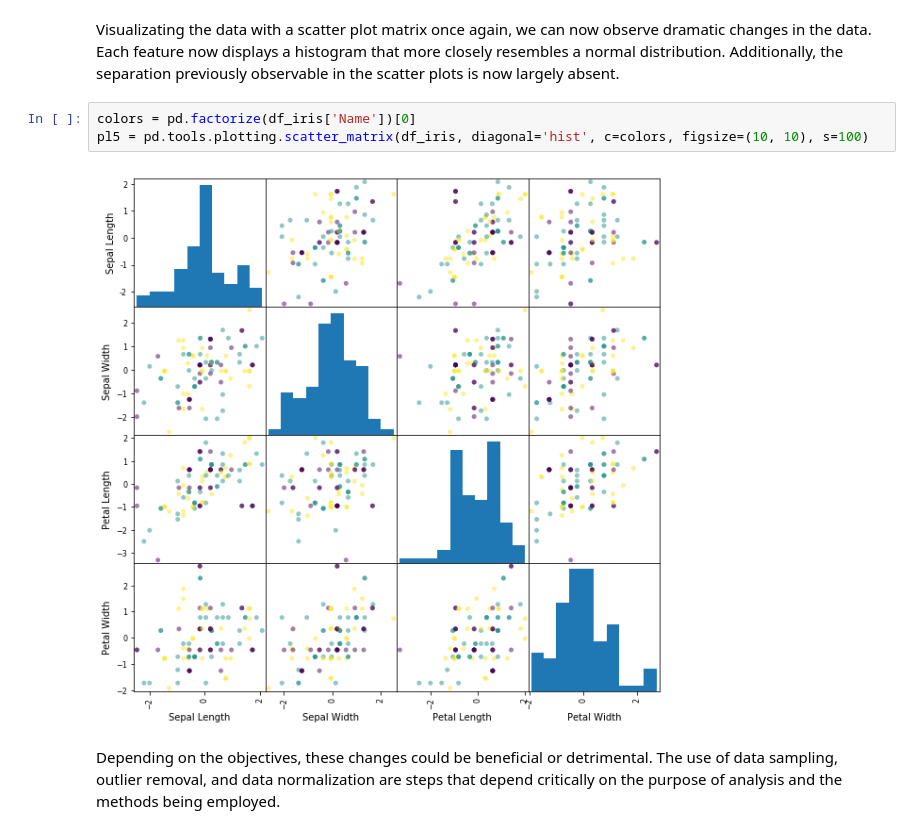
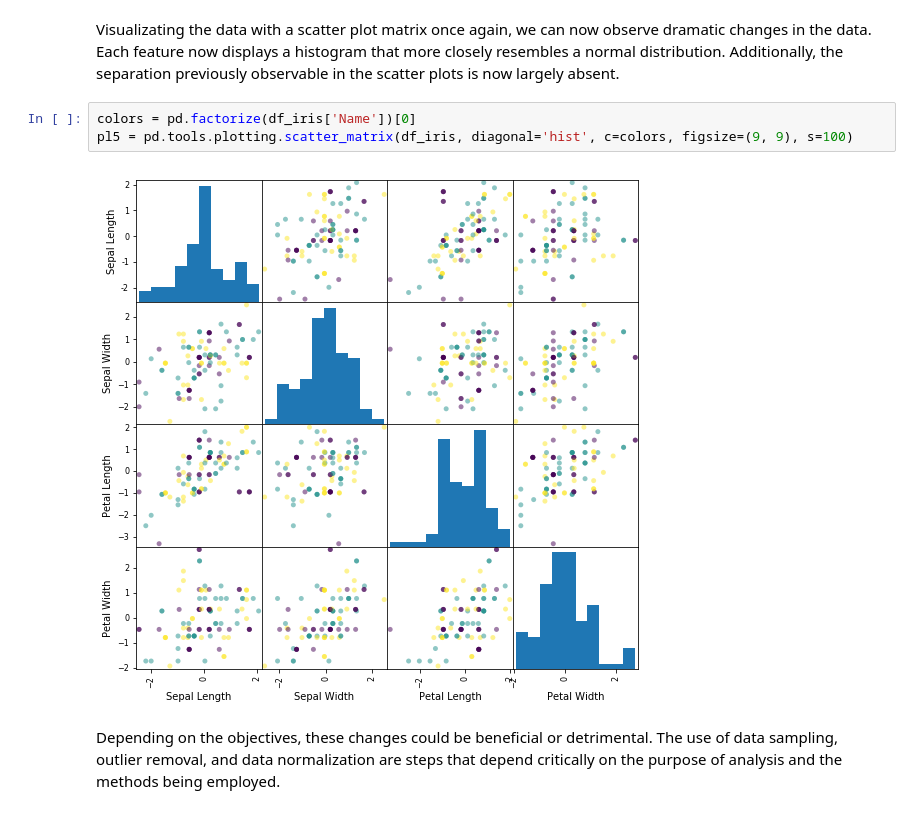
Before and after one commit to anfibil/cs6220, a Jupyter notebook: Week 03 - Data Preprocessing.ipynb, the cells around one changed output. Saved outputs shown, nothing was run; the diff lists cells and outputs as text.

```diff
--- a/Week 03 - Data Preprocessing.ipynb
+++ b/Week 03 - Data Preprocessing.ipynb
@@ -425,9 +425,9 @@ pl4 = df_iris.boxplot(grid=False)
 Visualizating the data with a scatter plot matrix once again, we can now observe dramatic changes in the data. Each feature now displays a histogram that more closely resembles a normal distribution. Additionally, the separation previously observable in the scatter plots is now largely absent.
 # %%
 colors = pd.factorize(df_iris['Name'])[0]
-pl5 = pd.tools.plotting.scatter_matrix(df_iris, diagonal='hist', c=colors, figsize=(10, 10), s=100)
+pl5 = pd.tools.plotting.scatter_matrix(df_iris, diagonal='hist', c=colors, figsize=(9, 9), s=100)
 # %% [output]
-[figure, old version]
+[figure, new version]
 # %% [markdown]
 Depending on the objectives, these changes could be beneficial or detrimental. The use of data sampling, outlier removal, and data normalization are steps that depend critically on the purpose of analysis and the methods being employed.
 # %% [markdown]
```
Also changed, not shown: parts of 1 cell of this notebook.
